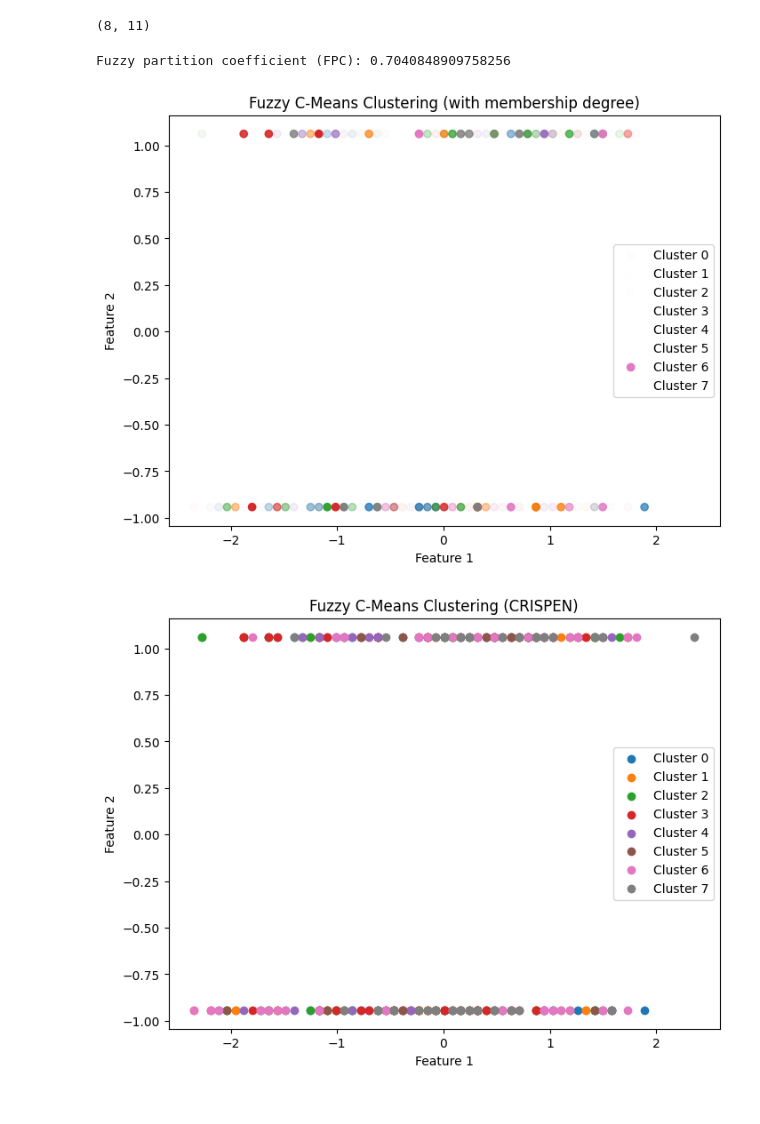
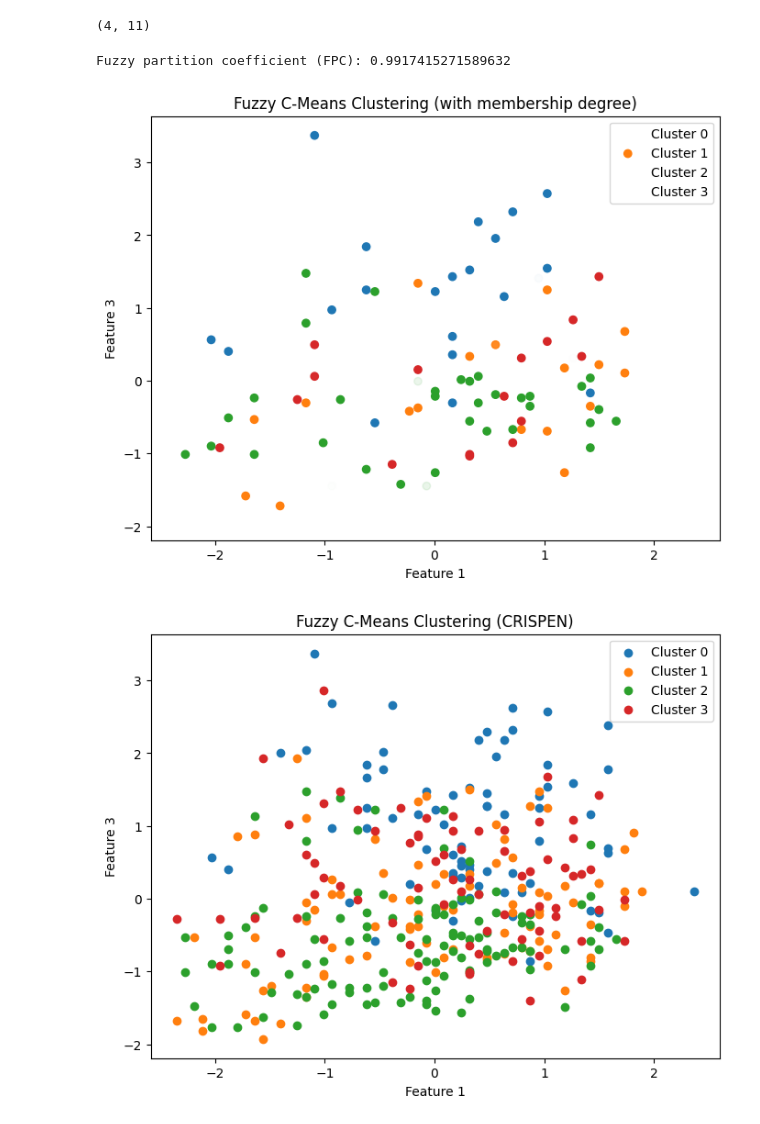
Before and after one commit to Skurios/Assignments_IS_FB, a Jupyter notebook: regression_diabetes.ipynb, the cells around one changed output. Saved outputs shown, nothing was run; the diff lists cells and outputs as text; code cells hidden in the pictures.

```diff
--- a/regression_diabetes.ipynb
+++ b/regression_diabetes.ipynb
@@ -29,8 +26,8 @@ Xtr= scaler.fit_transform(Xtr)
 Xte= scaler.transform(Xte)
 # %%
  # Number of clusters
-n_clusters = 8
-m=2
+n_clusters = 4
+m=1.05
 
 # Concatenate target for clustering
 Xexp=np.concatenate([Xtr, ytr.reshape(-1, 1)], axis=1)
@@ -45,7 +42,7 @@ centers, u, u0, d, jm, p, fpc = fuzz.cluster.cmeans(
 # %%
 centers.shape
 # %% [output]
-(8, 11)
+(4, 11)
 # %%
 # Compute sigma (spread) for each cluster
 sigmas = []
@@ -67,36 +64,36 @@ plt.figure(figsize=(8,6))
 for j in range(n_clusters):
     plt.scatter(
         Xexp[cluster_labels == j, 0],             # Feature 1
-        Xexp[cluster_labels == j, 1],             # Feature 2
+        Xexp[cluster_labels == j, 2],             # Feature 3
         alpha=u[j, :],          # transparency ~ membership
         label=f'Cluster {j}'
     )
 
 plt.title("Fuzzy C-Means Clustering (with membership degree)")
 plt.xlabel("Feature 1")
-plt.ylabel("Feature 2")
+plt.ylabel("Feature 3")
 plt.legend()
 plt.show()
 # %% [output]
-Fuzzy partition coefficient (FPC): 0.7040848909758256
+Fuzzy partition coefficient (FPC): 0.9917415271589632
-[figure, old version]
+[figure, new version]
 # %%
 # Plot first two features with cluster assignments
 plt.figure(figsize=(8,6))
 for j in range(n_clusters):
     plt.scatter(
         Xexp[cluster_labels == j, 0],
-        Xexp[cluster_labels == j, 1],
+        Xexp[cluster_labels == j, 2],
         label=f'Cluster {j}'
     )
 
 plt.title("Fuzzy C-Means Clustering (CRISPEN)")
 plt.xlabel("Feature 1")
-plt.ylabel("Feature 2")
+plt.ylabel("Feature 3")
 plt.legend()
 plt.show()
 # %% [output]
-[figure, old version]
+[figure, new version]
 # %%
 # Gaussian formula
 def gaussian(x, mu, sigma):
```
Also changed, not shown: parts of 4 cells of this notebook.
